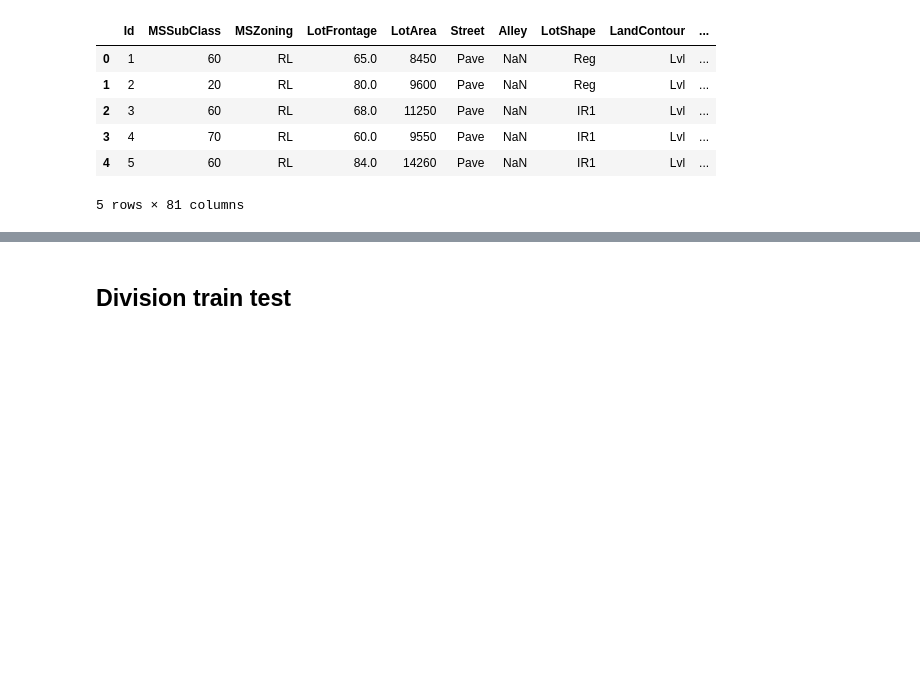
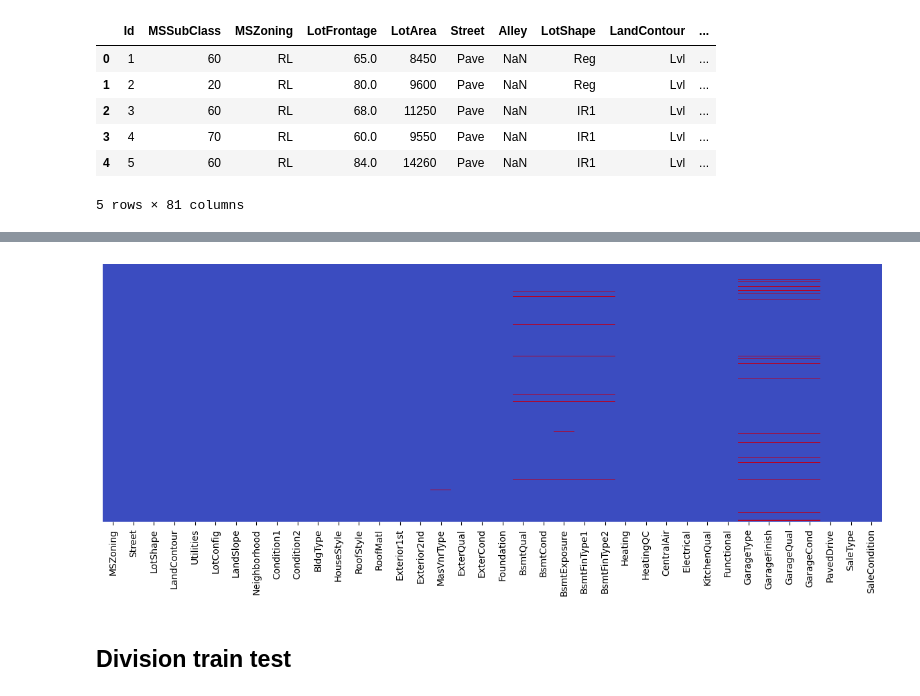
Before and after one commit to abldvd/houseprice, a Jupyter notebook: HousePriceEstimation.ipynb, the cells around one changed output, grey strips where cells are left out. Saved outputs shown, nothing was run; the diff lists cells and outputs as text; code cells hidden in the pictures; blank space fills up the shorter version.

```diff
--- a/HousePriceEstimation.ipynb
+++ b/HousePriceEstimation.ipynb
@@ -87,3 +123,10 @@ train.head()
+# %%
+# Categorical features
+plt.figure(figsize=(15,5))
+sns.heatmap(train.select_dtypes(exclude=np.number).isnull(),cbar=False,cmap='coolwarm',yticklabels=False)
+plt.show()
+# %% [output]
+[figure, added]
 # %% [markdown]
 ## Division train test
 # %%
```
Also changed, not shown: parts of 14 cells of this notebook.
